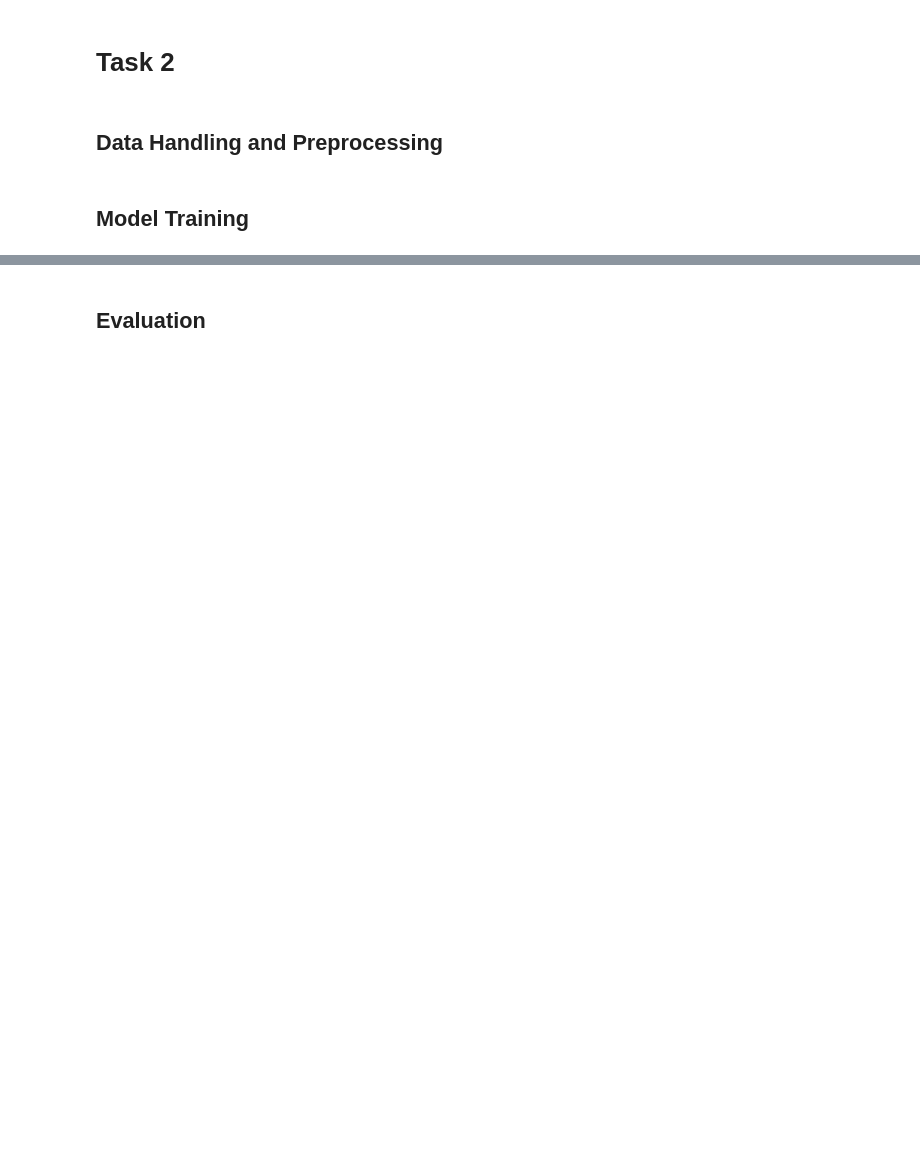
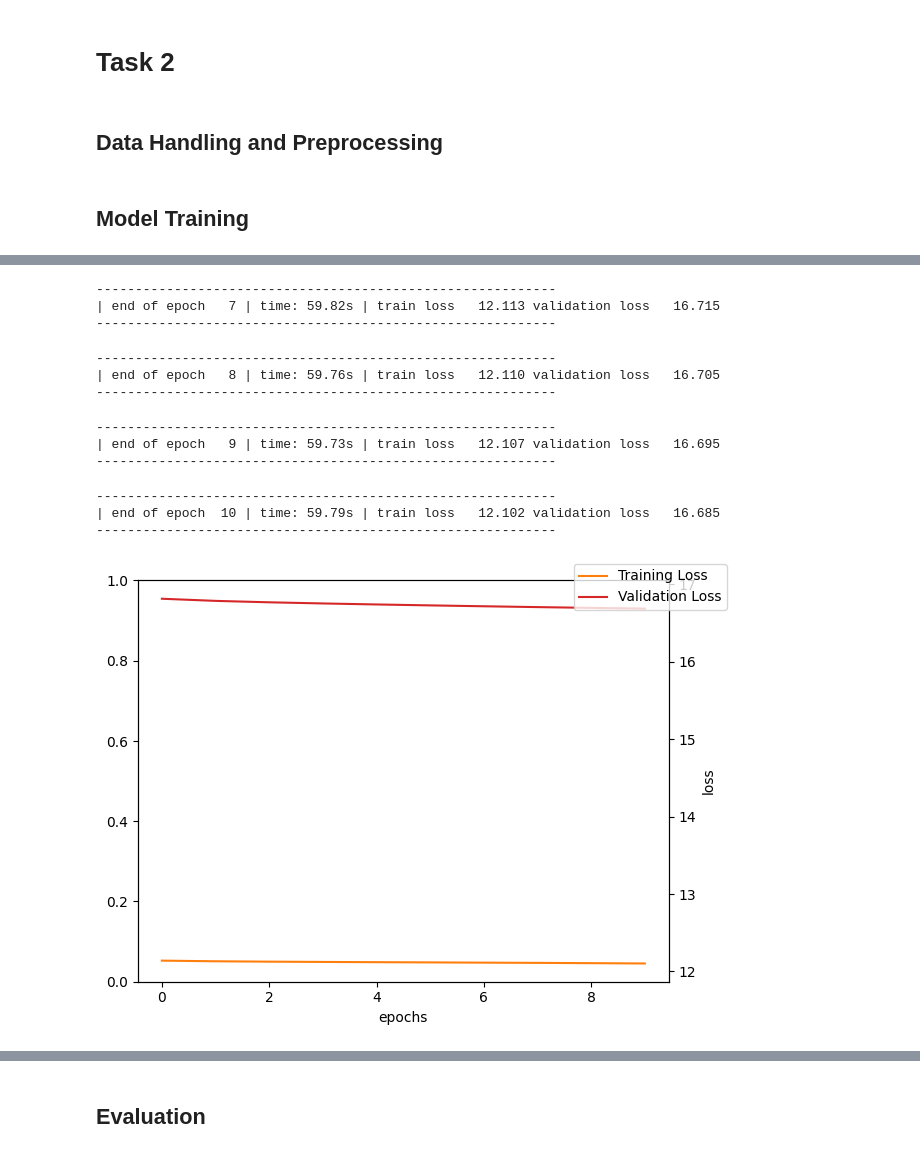
Before and after one commit to lsiecker/Deep-Learning, a Jupyter notebook: assignment_2/Assignment_2_2AMM10_22_23.ipynb, the cells around one changed output, grey strips where cells are left out. Saved outputs shown, nothing was run; the diff lists cells and outputs as text; code cells hidden in the pictures; blank space fills up the shorter version.

```diff
--- a/assignment_2/Assignment_2_2AMM10_22_23.ipynb
+++ b/assignment_2/Assignment_2_2AMM10_22_23.ipynb
@@ -310,12 +309,12 @@ class Encoder(nn.Module):
 # %%
 class Decoder(nn.Module):
-    def __init__(self, output_size, hid_dim, n_layers, dropout):
+    def __init__(self, output_size, emb_dim, hid_dim, n_layers, dropout):
         super().__init__()
 
         self.hid_dim = hid_dim
         self.n_layers = n_layers
 
-        self.rnn = nn.LSTM(hid_dim, hid_dim, n_layers, dropout = dropout)
+        self.rnn = nn.LSTM(emb_dim, hid_dim, n_layers)
 
         self.fc_out = nn.Linear(hid_dim, output_size)
 
@@ -324,21 +323,18 @@ class Decoder(nn.Module):
         self.double()
 
 
-    def forward(self, input):
+    def forward(self, input, hidden, cell):
         """
         Forward pass of the decoder model. It aims at transforming
         the dense representation of the encoder into a sequence that is
         used for position prediction
         """
 
-        output, _ = self.rnn(input)
+        output, (hidden, cell) = self.rnn(input, (hidden, cell))
 
-        prediction = self.fc_out(output)
+        prediction = self.dropout(self.fc_out(output))
 
-        # Only select points that were in original dataset
-        reduced_output = prediction[:, ::4, :]
-
-        return reduced_output
+        return prediction, hidden, cell
 # %%
 class TrainPointPredictor(nn.Module):
     def __init__(self, encoder, decoder, device):
@@ -404,7 +423,7 @@ val_dataloader = DataLoader(val_dataset, batch_size=5, collate_fn=collate_batch)
 # %% [markdown]
 ## Model Training
 # %%
-OUTPUT_SIZE = 2 # Length of output sequence
+OUTPUT_SIZE = 4 # Length of output sequence
 EMB_DIM = 5 # Length of input sequence (input for RNN layer)
 
 # HYPERPARAMETERS TO TUNE
@@ -417,7 +436,7 @@ LEARNING_RATE = 1e-2 #  BEST: 0.1
 device = torch.device("cuda:0" if torch.cuda.is_available() else "cpu")
 
 enc = Encoder(emb_dim=EMB_DIM, hid_dim=HIDDEN_DIM, n_layers=N_LAYERS, dropout=DROPOUT)
-dec = Decoder(output_size=OUTPUT_SIZE, hid_dim=HIDDEN_DIM, n_layers=N_LAYERS, dropout=DROPOUT)
+dec = Decoder(output_size=OUTPUT_SIZE, emb_dim=EMB_DIM, hid_dim=HIDDEN_DIM, n_layers=N_LAYERS, dropout=DROPOUT)
 
 model = TrainPointPredictor(enc, dec, device).to(device)
 model.optimizer = optim.SGD(model.parameters(), lr=LEARNING_RATE)
@@ -542,3 +729,51 @@ train_dataloader = DataLoader(train_dataset, batch_size=5, collate_fn=collate_ba
 val_dataloader = DataLoader(val_dataset, batch_size=5, collate_fn=collate_batch)
 # %% [markdown]
 ## Model Training
+# %%
+OUTPUT_SIZE = 4 # Length of output sequence
+EMB_DIM = 5 # Length of input sequence (input for RNN layer)
+
+# HYPERPARAMETERS TO TUNE
+EPOCHS = 10 #  BEST: 100, starts overfitting afterwards
+DROPOUT = 0.0 #  BEST: 0.5
+N_LAYERS = 5 # Number of RNN layers  BEST: 1
+HIDDEN_DIM = 128 # Dimension of the lstm's hidden state (Embedding)  BEST: 512
+LEARNING_RATE = 0.1 #  BEST: 0.1
+
+device = torch.device("cuda:0" if torch.cuda.is_available() else "cpu")
+
+enc = Encoder(emb_dim=EMB_DIM, hid_dim=HIDDEN_DIM, n_layers=N_LAYERS, dropout=DROPOUT)
+dec = Decoder(output_size=OUTPUT_SIZE, emb_dim=EMB_DIM, hid_dim=HIDDEN_DIM, n_layers=N_LAYERS, dropout=DROPOUT)
+
+model = TrainPointPredictor(enc, dec, device).to(device)
+model.optimizer = optim.SGD(model.parameters(), lr=LEARNING_RATE)
+scheduler = lr_scheduler.LinearLR(model.optimizer, start_factor=1, end_factor=0.5, total_iters=EPOCHS)
+
+train_loss, val_loss = [], []
+
+plotter = PlotTraining()
+
+# training loop
+for epoch in range(1, EPOCHS + 1):
+    epoch_start_time = time.time()
+
+    train_loss = train(train_dataloader, 500, task23 = True).cpu().detach().numpy()
+    val_loss = evaluate(val_dataloader, task23 = True).cpu().detach().numpy()
+
+    train_losses.append(train_loss)
+    val_losses.append(val_loss)
+
+    plotter.add_train(train_loss)
+    plotter.add_evaluation(val_loss)
+
+    print('-' * 59)
+    print('| end of epoch {:3d} | time: {:5.2f}s | '
+          'train loss {:8.3f} '
+          'validation loss {:8.3f} '.format(epoch,
+                                           time.time() - epoch_start_time,
+                                           train_losses[-1],
+                                           val_losses[-1]))
+    print('-' * 59)
+    scheduler.step()
+plotter.plot()
+# %% [output]
@@ -544,0 +798,13 @@ val_dataloader = DataLoader(val_dataset, batch_size=5, collate_fn=collate_batch)
+-----------------------------------------------------------
+| end of epoch   7 | time: 59.82s | train loss   12.113 validation loss   16.715
+-----------------------------------------------------------
+-----------------------------------------------------------
+| end of epoch   8 | time: 59.76s | train loss   12.110 validation loss   16.705
+-----------------------------------------------------------
+-----------------------------------------------------------
+| end of epoch   9 | time: 59.73s | train loss   12.107 validation loss   16.695
+-----------------------------------------------------------
+-----------------------------------------------------------
+| end of epoch  10 | time: 59.79s | train loss   12.102 validation loss   16.685
+-----------------------------------------------------------
+[figure, added]
```
Also changed, not shown: parts of 29 cells of this notebook.
